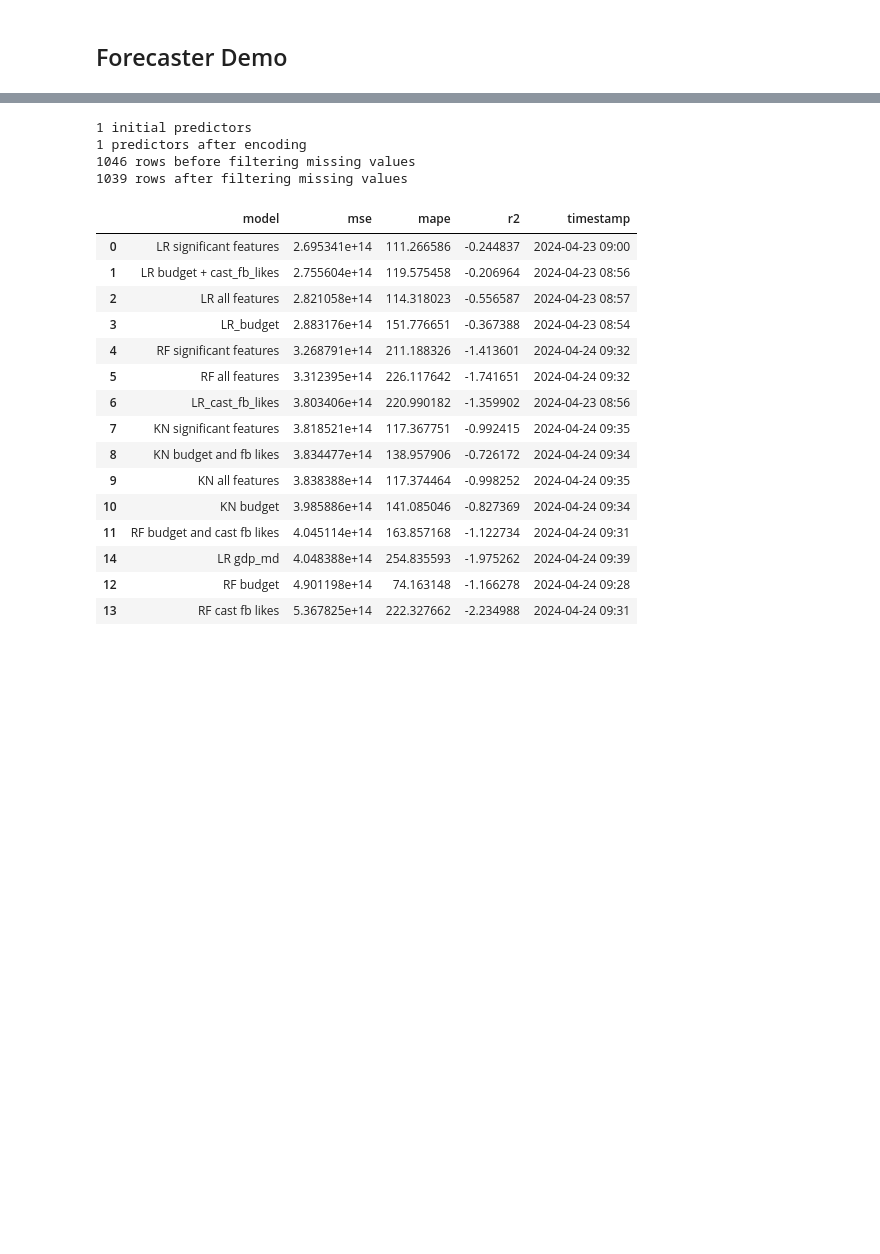
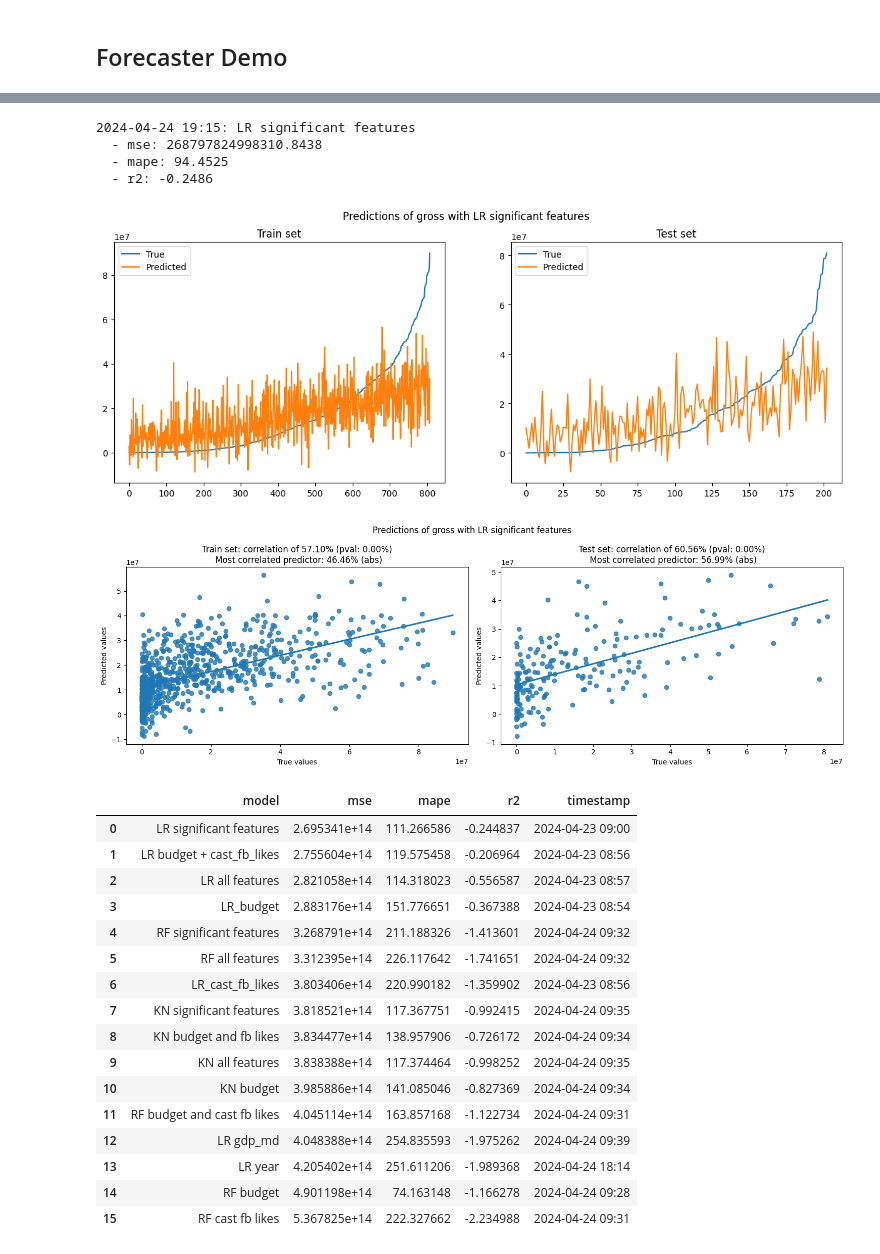
Before and after one commit to MathieuDemarets/hackathon, a Jupyter notebook: scripts/movie_director_office.ipynb, the cells around one changed output, grey strips where cells are left out. Drawn from its saved outputs; the diff is of its cells as text; code cells hidden in the pictures; blank space fills up the shorter version.

```diff
--- a/scripts/movie_director_office.ipynb
+++ b/scripts/movie_director_office.ipynb
@@ -1322,40 +1655,46 @@ class MDO_Forecaster(MDO_Researcher):
 # %%
+# Create a forecaster and prepare the data
 tom = MDO_Forecaster.from_enriched(
     pre="../data/pre_release.csv",
     after="../data/after_release.csv",
     path="../data/enriched_data.csv",
     drop_na=False)
 
+# Ask Steve for the significant predictors
 steve = MDO_Statistician.from_enriched(
     pre="../data/pre_release.csv",
     after="../data/after_release.csv",
     path="../data/enriched_data.csv",
     drop_na=True)
-
 gross_corr = steve.get_correlation("gross", plot=False)
 gross_corr = gross_corr[gross_corr["significant"] == 1].index.tolist()
 
-tom.prepare_X_y(target="gross", subset=["gdp_md"], verbose=True)
+# Ask Tom to evaluate the models
+tom.prepare_X_y(target="gross", subset=gross_corr, verbose=False)
 tom.evaluate_single_model(
-    LinearRegression(), cv=5, logs="simple_model_logs.csv", rank="mse", name_log="LR gdp_md")
+    LinearRegression(), cv=5, logs="simple_model_logs.csv", rank="mse", name_log="LR significant features",
+    plot_pred=True, scatter_plot=True, verbose=True)
 # %% [output]
-1 initial predictors
-1 predictors after encoding
-1046 rows before filtering missing values
-1039 rows after filtering missing values
+2024-04-24 19:15: LR significant features
+  - mse: 268797824998310.8438
+  - mape: 94.4525
+  - r2: -0.2486
+[figure, added]
+[figure, added]
 |  | model | mse | mape | r2 | timestamp |
 | 0 | LR significant features | 2.695341e+14 | 111.266586 | -0.244837 | 2024-04-23 09:00 |
 | 1 | LR budget + cast_fb_likes | 2.755604e+14 | 119.575458 | -0.206964 | 2024-04-23 08:56 |
 | 2 | LR all features | 2.821058e+14 | 114.318023 | -0.556587 | 2024-04-23 08:57 |
 | 3 | LR_budget | 2.883176e+14 | 151.776651 | -0.367388 | 2024-04-23 08:54 |
 | 4 | RF significant features | 3.268791e+14 | 211.188326 | -1.413601 | 2024-04-24 09:32 |
 | 5 | RF all features | 3.312395e+14 | 226.117642 | -1.741651 | 2024-04-24 09:32 |
 | 6 | LR_cast_fb_likes | 3.803406e+14 | 220.990182 | -1.359902 | 2024-04-23 08:56 |
 | 7 | KN significant features | 3.818521e+14 | 117.367751 | -0.992415 | 2024-04-24 09:35 |
 | 8 | KN budget and fb likes | 3.834477e+14 | 138.957906 | -0.726172 | 2024-04-24 09:34 |
 | 9 | KN all features | 3.838388e+14 | 117.374464 | -0.998252 | 2024-04-24 09:35 |
 | 10 | KN budget | 3.985886e+14 | 141.085046 | -0.827369 | 2024-04-24 09:34 |
 | 11 | RF budget and cast fb likes | 4.045114e+14 | 163.857168 | -1.122734 | 2024-04-24 09:31 |
-| 14 | LR gdp_md | 4.048388e+14 | 254.835593 | -1.975262 | 2024-04-24 09:39 |
-| 12 | RF budget | 4.901198e+14 | 74.163148 | -1.166278 | 2024-04-24 09:28 |
-| 13 | RF cast fb likes | 5.367825e+14 | 222.327662 | -2.234988 | 2024-04-24 09:31 |
+| 12 | LR gdp_md | 4.048388e+14 | 254.835593 | -1.975262 | 2024-04-24 09:39 |
+| 13 | LR year | 4.205402e+14 | 251.611206 | -1.989368 | 2024-04-24 18:14 |
+| 14 | RF budget | 4.901198e+14 | 74.163148 | -1.166278 | 2024-04-24 09:28 |
+| 15 | RF cast fb likes | 5.367825e+14 | 222.327662 | -2.234988 | 2024-04-24 09:31 |
```
Also changed, not shown: parts of 13 cells of this notebook, 6 other files.
